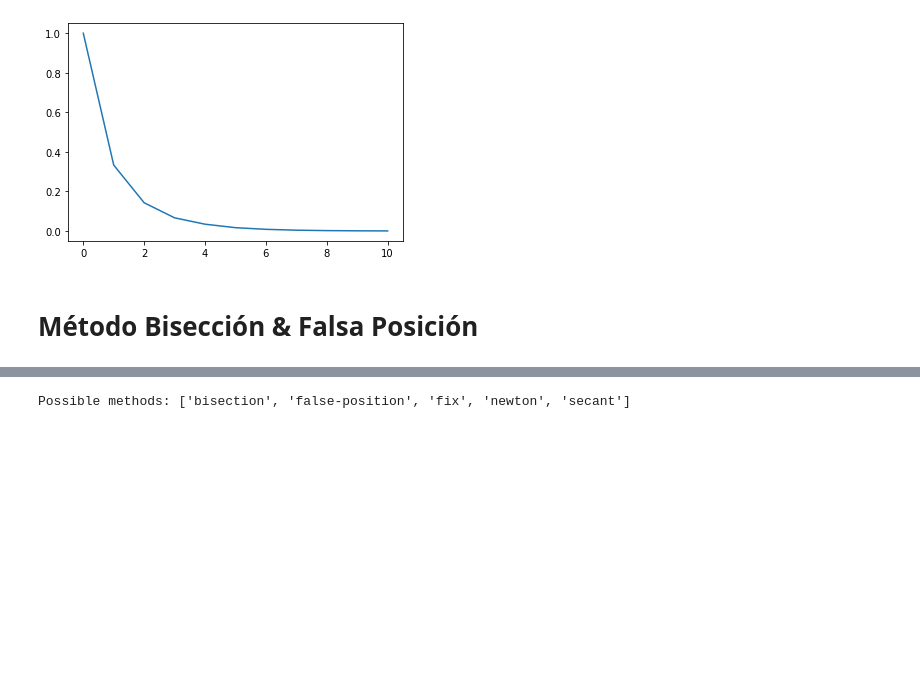
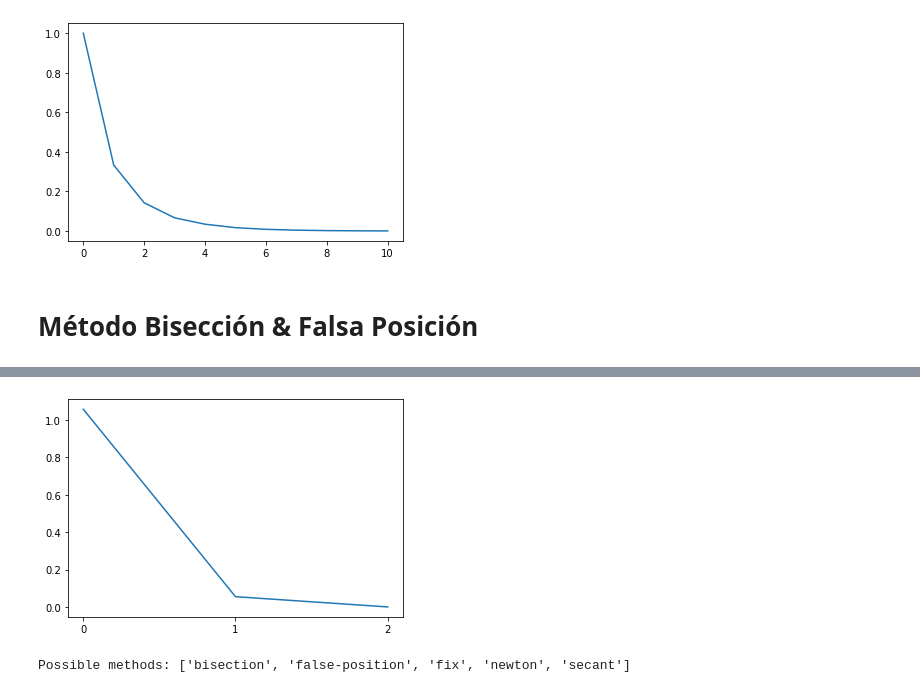
Before and after one commit to gmauricio-toledo/UNISON-teaching, a Jupyter notebook: U2-Raices.ipynb, the cells around one changed output, grey strips where cells are left out. Drawn from its saved outputs; the diff is of its cells as text; code cells hidden in the pictures; blank space fills up the shorter version.

```diff
--- a/U2-Raices.ipynb
+++ b/U2-Raices.ipynb
@@ -135,0 +108,9 @@ rf_fp.roots
+# %%
+from roots import RootFinder
+
+def df(x):
+    return -e**(-x)+1
+
+rf = RootFinder()
+raiz = rf.fit(f=f,tolerance=0.001,x0=4,df=df,method='newton') # Ejemplo 1
+rf.print_table()
@@ -135,0 +123,7 @@ rf_fp.roots
+# %%
+plt.figure()
+plt.plot(list(range(len(rf.errors))),rf.errors)
+plt.xticks(list(range(len(rf.errors))))
+plt.show()
+# %% [output]
+[figure, added]
```
Also changed, not shown: parts of 31 cells of this notebook, 14 other files.
